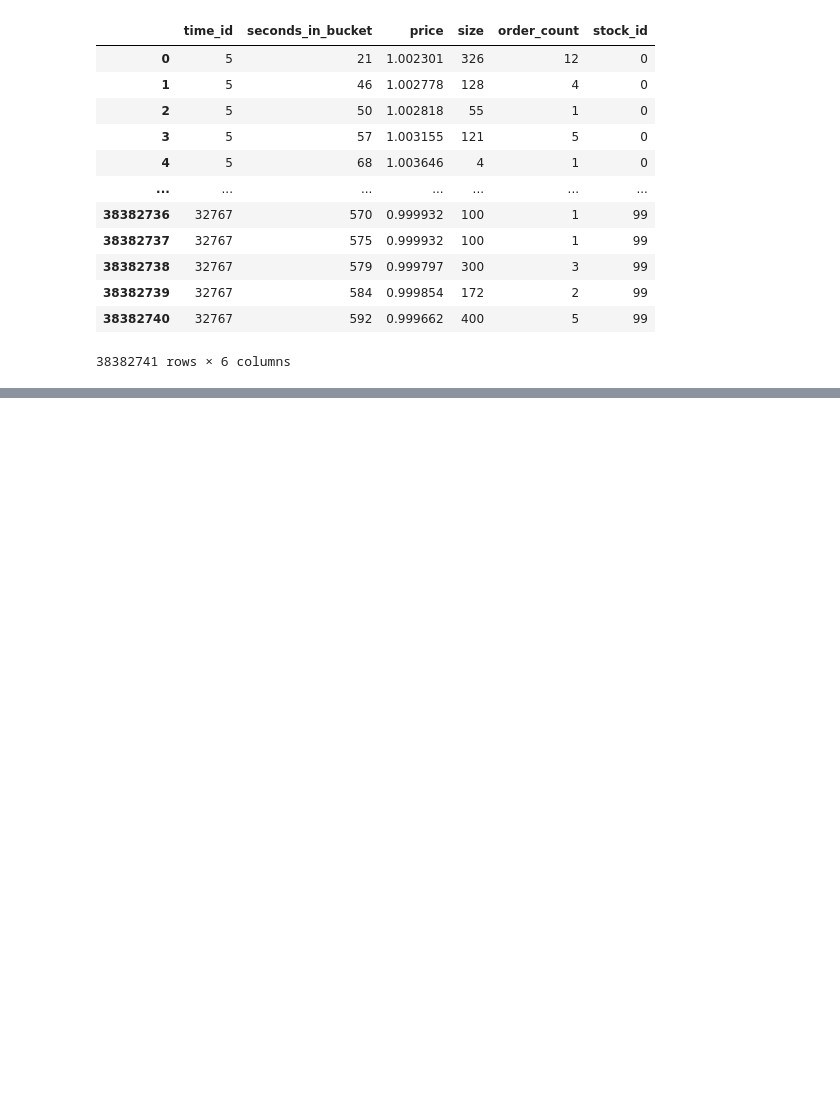
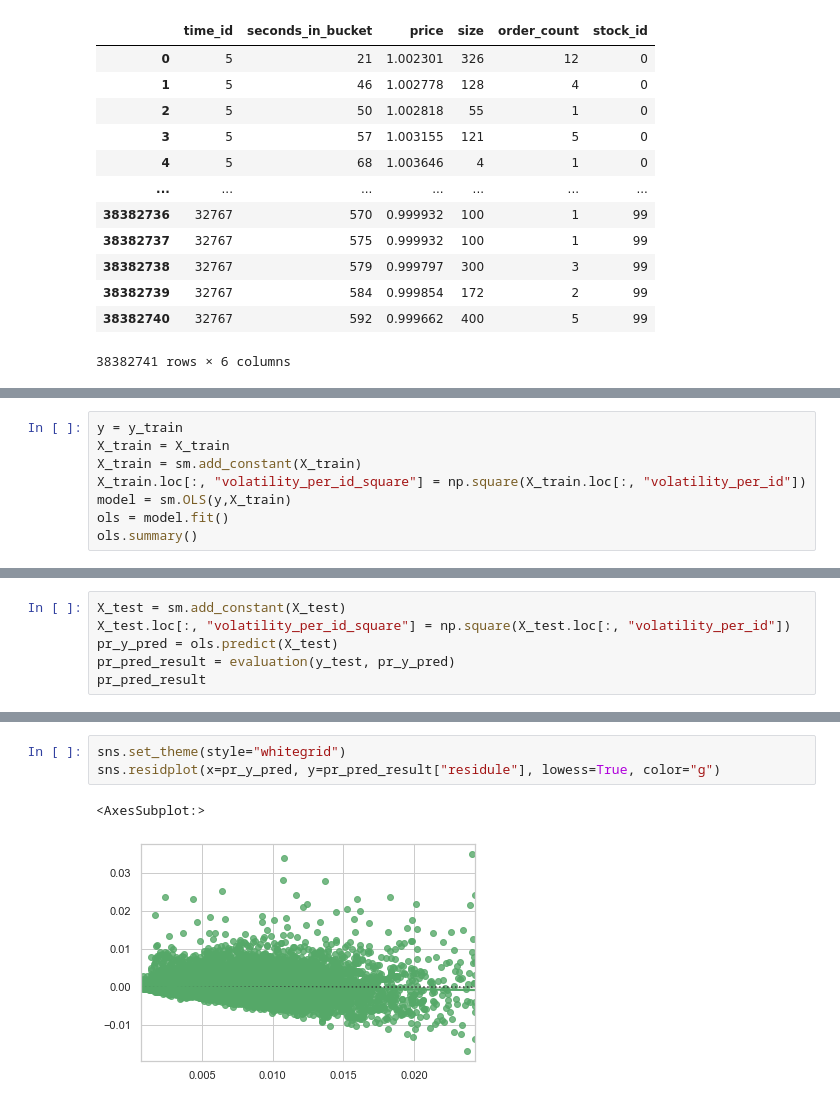
Before and after one commit to noPunintended/stock_volatility, a Jupyter notebook: eda_jupyter_notebook/stock_volatility_eda.ipynb, the cells around one changed output, grey strips where cells are left out. Drawn from its saved outputs; the diff is of its cells as text; blank space fills up the shorter version.

Commit message:
Add jupyter to do basic eda and simple modelling

```diff
--- a/eda_jupyter_notebook/stock_volatility_eda.ipynb
+++ b/eda_jupyter_notebook/stock_volatility_eda.ipynb
@@ -354,0 +356,8 @@ sns.residplot(x=ols_y_pred, y=ols_pred_result["residule"], lowess=True, color="g
+# %%
+y = y_train
+X_train = X_train
+X_train = sm.add_constant(X_train)
+X_train.loc[:, "volatility_per_id_square"] = np.square(X_train.loc[:, "volatility_per_id"])
+model = sm.OLS(y,X_train)
+ols = model.fit()
+ols.summary()
@@ -354,0 +387,6 @@ sns.residplot(x=ols_y_pred, y=ols_pred_result["residule"], lowess=True, color="g
+# %%
+X_test = sm.add_constant(X_test)
+X_test.loc[:, "volatility_per_id_square"] = np.square(X_test.loc[:, "volatility_per_id"])
+pr_y_pred = ols.predict(X_test)
+pr_pred_result = evaluation(y_test, pr_y_pred)
+pr_pred_result
@@ -354,0 +411,6 @@ sns.residplot(x=ols_y_pred, y=ols_pred_result["residule"], lowess=True, color="g
+# %%
+sns.set_theme(style="whitegrid")
+sns.residplot(x=pr_y_pred, y=pr_pred_result["residule"], lowess=True, color="g")
+# %% [output]
+<AxesSubplot:>
+[figure, added]
```
Also changed, not shown: parts of 57 cells of this notebook.
